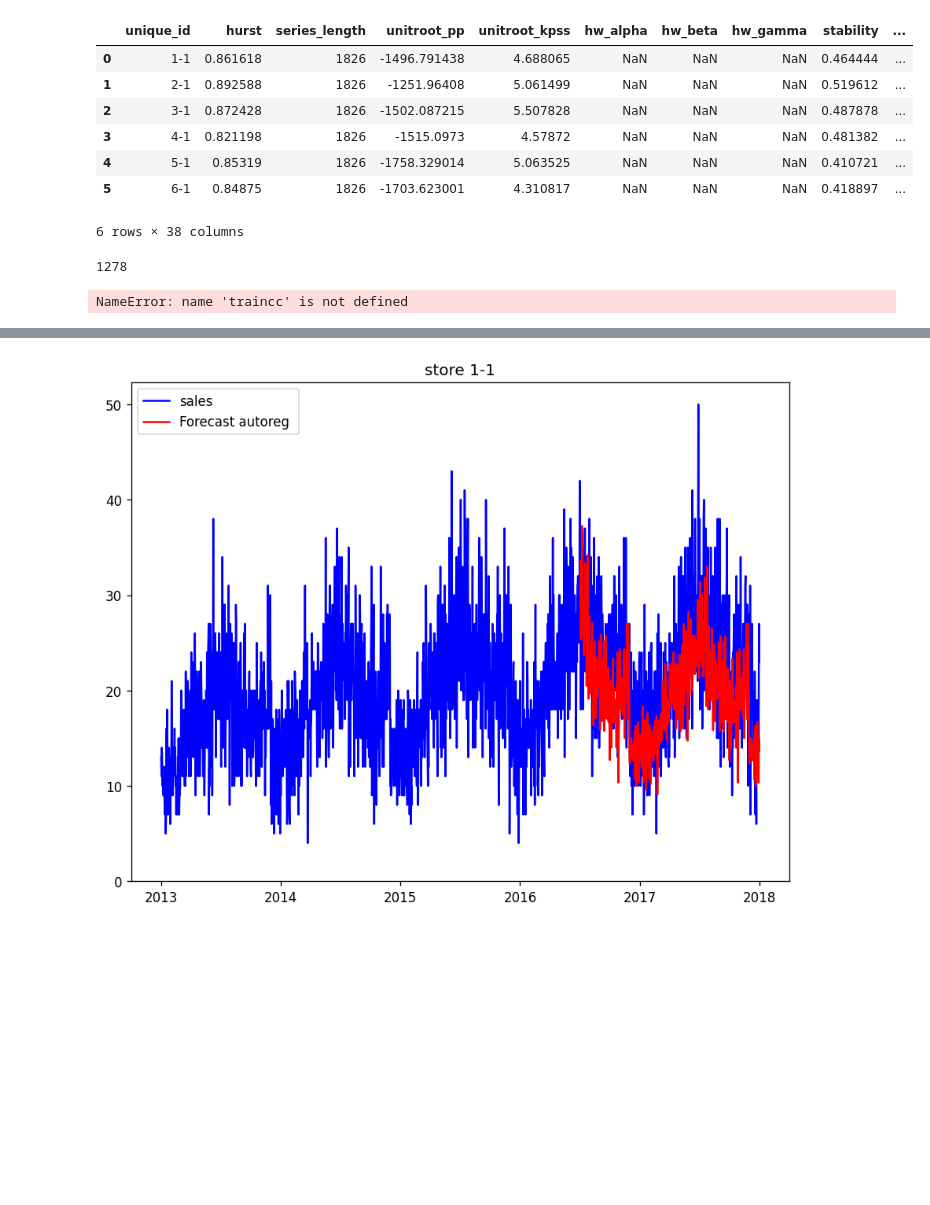
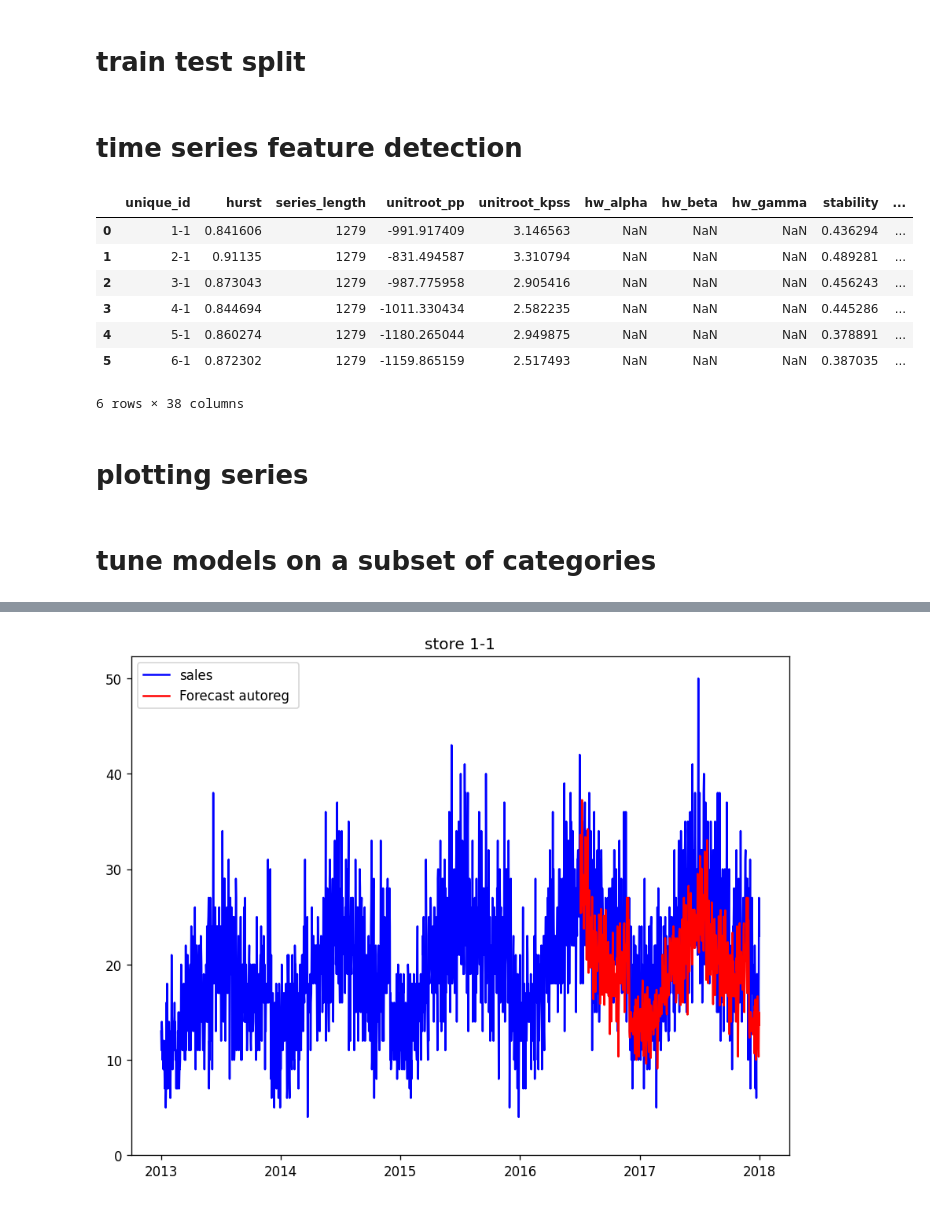
Before and after one commit to despresj/Data-Mining-Proj, a Jupyter notebook: notebooks/modeling.ipynb, the cells around one changed output, grey strips where cells are left out. Cells and saved outputs as stored; diff of their text form; code cells hidden in the pictures; blank space fills up the shorter version.

```diff
--- a/notebooks/modeling.ipynb
+++ b/notebooks/modeling.ipynb
@@ -21,5 +24,5 @@ data['date'] = pd.to_datetime(data['date'])
 data.set_index('date', inplace=True)
 data['store_item'] = data.store.astype(str) + '-' + data.item.astype(str)
 data.drop(['store', 'item'], axis=1, inplace=True)
-data = data[data.store_item != '3-5'] # auto reg broke on this one check it if time permits
+# data = data[data.store_item != '3-5'] # auto reg broke on this one check it if time permits
 # note non unique indices
@@ -47,16 +29,5 @@ cols = feature_list[0].columns
-# %%
-arr = np.array(feature_list)
-data = arr.reshape(len(feature_list), 38)
-pd.DataFrame(data, columns=cols)
-# %% [output]
-|  | unique_id | hurst | series_length | unitroot_pp | unitroot_kpss | hw_alpha | hw_beta | hw_gamma | stability | ... |
-| 0 | 1-1 | 0.861618 | 1826 | -1496.791438 | 4.688065 | NaN | NaN | NaN | 0.464444 | ... |
-| 1 | 2-1 | 0.892588 | 1826 | -1251.96408 | 5.061499 | NaN | NaN | NaN | 0.519612 | ... |
-| 2 | 3-1 | 0.872428 | 1826 | -1502.087215 | 5.507828 | NaN | NaN | NaN | 0.487878 | ... |
-| 3 | 4-1 | 0.821198 | 1826 | -1515.0973 | 4.57872 | NaN | NaN | NaN | 0.481382 | ... |
-| 4 | 5-1 | 0.85319 | 1826 | -1758.329014 | 5.063525 | NaN | NaN | NaN | 0.410721 | ... |
-| 5 | 6-1 | 0.84875 | 1826 | -1703.623001 | 4.310817 | NaN | NaN | NaN | 0.418897 | ... |
-6 rows × 38 columns
+# %% [markdown]
+# train test split
 # %%
 def train_test_splitter(df, pct=0.8):
     timespan = (df.index.max() - df.index.min()).days
@@ -66,23 +37,58 @@ def train_test_splitter(df, pct=0.8):
 
 
 train, test = train_test_splitter(data, .7)
-# %% [output]
-1278
+# %% [markdown]
+# time series feature detection
+# %%
+from tsfeatures import tsfeatures
+# this function is kinda wierd it requires a df with specific names
+n = 0
+feature_list = []
+for item in train.store_item.unique():
+
+    tester = train[train.store_item == item]
+    tester.reset_index(inplace=True)
+
+    tester["unique_id"] = item
+    tester.drop("store_item", axis=1, inplace=True)
+    tester.rename(columns={"sales":"y", "date":"ds"}, inplace=True)
+
+    features = tsfeatures(tester, freq=1)
+    feature_list.append(features)
+    n += 1
+    if n > 5:
+        break
+
+
+arr = np.array(feature_list)
+feats = arr.reshape(len(feature_list), 38)
+pd.DataFrame(feats, columns=feature_list[0].columns)
+# %% [output]
+|  | unique_id | hurst | series_length | unitroot_pp | unitroot_kpss | hw_alpha | hw_beta | hw_gamma | stability | ... |
+| 0 | 1-1 | 0.841606 | 1279 | -991.917409 | 3.146563 | NaN | NaN | NaN | 0.436294 | ... |
+| 1 | 2-1 | 0.91135 | 1279 | -831.494587 | 3.310794 | NaN | NaN | NaN | 0.489281 | ... |
+| 2 | 3-1 | 0.873043 | 1279 | -987.775958 | 2.905416 | NaN | NaN | NaN | 0.456243 | ... |
+| 3 | 4-1 | 0.844694 | 1279 | -1011.330434 | 2.582235 | NaN | NaN | NaN | 0.445286 | ... |
+| 4 | 5-1 | 0.860274 | 1279 | -1180.265044 | 2.949875 | NaN | NaN | NaN | 0.378891 | ... |
+| 5 | 6-1 | 0.872302 | 1279 | -1159.865159 | 2.517493 | NaN | NaN | NaN | 0.387035 | ... |
+6 rows × 38 columns
+# %% [markdown]
+# plotting series
 # %%
 import matplotlib.pyplot as plt
 
 %matplotlib inline
 
 
-for store in train.store_item.unique():
-    temp = train[train.store_item == store]
-    plt.figure()
-    plt.plot(temp.sales, "-b", label = "sales")
-    plt.legend(loc="upper left")
-    plt.title(f"store {store}")
-    plt.show()
+# for store in train.store_item.unique():
+#     temp = train[train.store_item == store]
+#     plt.figure()
+#     plt.plot(temp.sales, "-b", label = "sales")
+#     plt.legend(loc="upper left")
+#     plt.title(f"store {store}")
+#     plt.show()
-# %% [output]
-NameError: name 'traincc' is not defined
+# %% [markdown]
+# tune models on a subset of categories
 # %%
 
 # subset for testing
```
Also changed, not shown: parts of 6 cells of this notebook.
